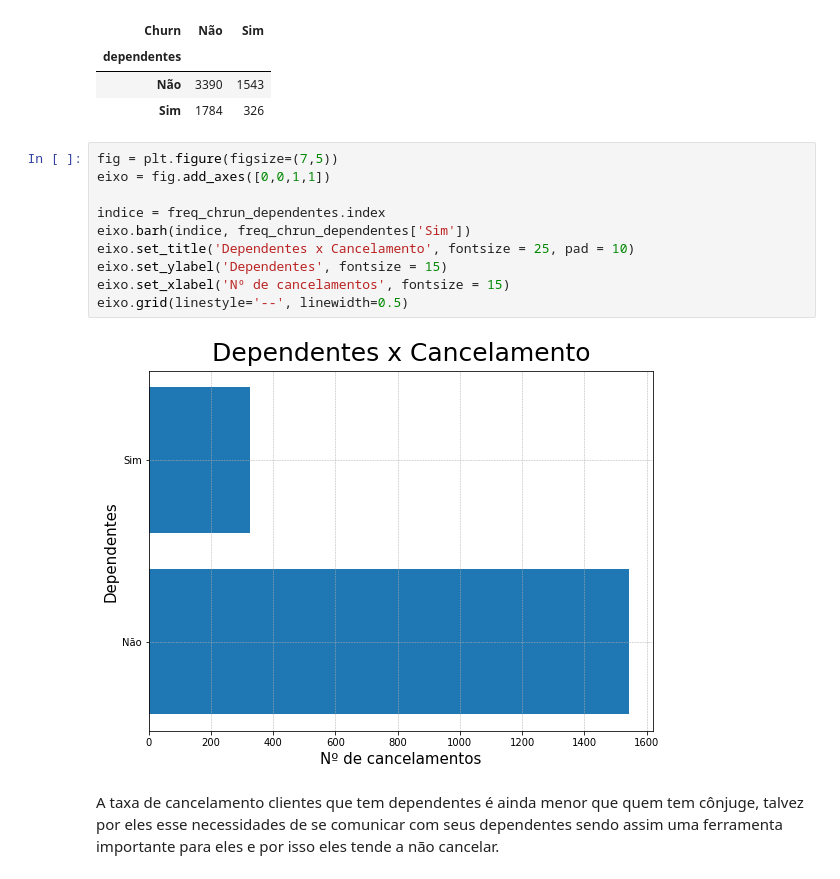
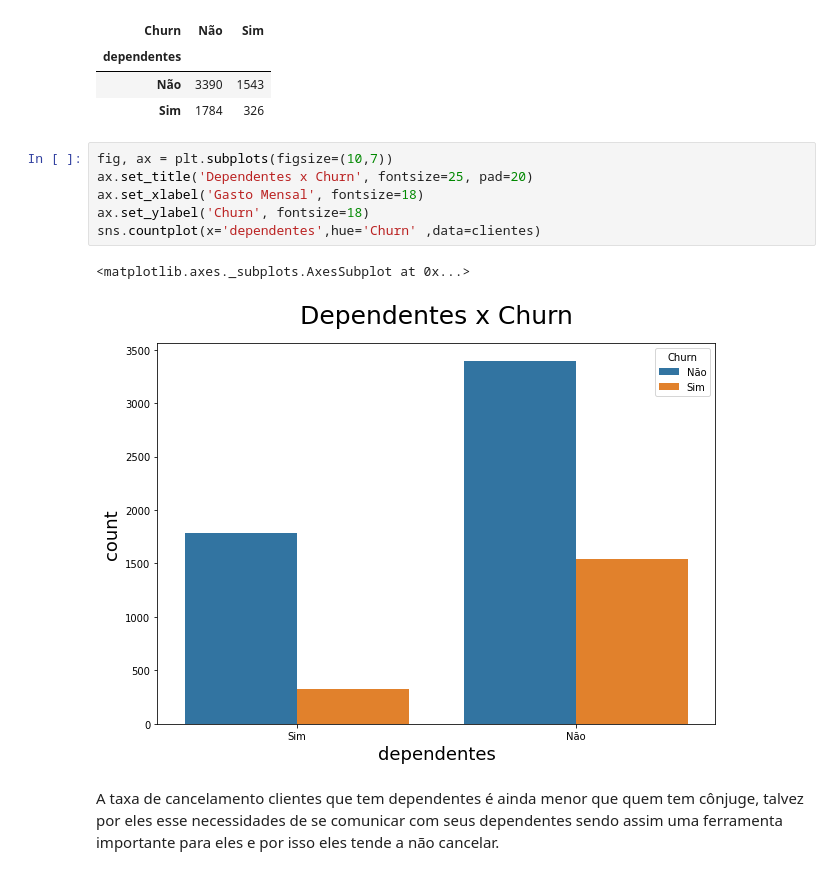
Before and after one commit to devayache/AluraVoz, a Jupyter notebook: AluraVoz.ipynb, the cells around one changed output. Drawn from its saved outputs; the diff is of its cells as text.

```diff
--- a/AluraVoz.ipynb
+++ b/AluraVoz.ipynb
@@ -751,18 +760,15 @@ freq_chrun_dependentes
 | dependentes |  |  |
 | Não | 3390 | 1543 |
 | Sim | 1784 | 326 |
-# %%
-fig = plt.figure(figsize=(7,5))
-eixo = fig.add_axes([0,0,1,1])
-
-indice = freq_chrun_dependentes.index
-eixo.barh(indice, freq_chrun_dependentes['Sim'])
-eixo.set_title('Dependentes x Cancelamento', fontsize = 25, pad = 10)
-eixo.set_ylabel('Dependentes', fontsize = 15)
-eixo.set_xlabel('Nº de cancelamentos', fontsize = 15)
-eixo.grid(linestyle='--', linewidth=0.5)
-# %% [output]
-[figure, removed]
+# %%
+fig, ax = plt.subplots(figsize=(10,7))
+ax.set_title('Dependentes x Churn', fontsize=25, pad=20)
+ax.set_xlabel('Gasto Mensal', fontsize=18)
+ax.set_ylabel('Churn', fontsize=18)
+sns.countplot(x='dependentes',hue='Churn' ,data=clientes)
+# %% [output]
+<matplotlib.axes._subplots.AxesSubplot at 0x...>
+[figure, added]
 # %% [markdown]
 A taxa de cancelamento clientes que tem dependentes é ainda menor que quem tem cônjuge, talvez por eles esse necessidades de se comunicar com seus dependentes sendo assim uma ferramenta importante para eles e por isso eles tende a não cancelar.
 # %% [markdown]
```
Also changed, not shown: parts of 13 cells of this notebook.
